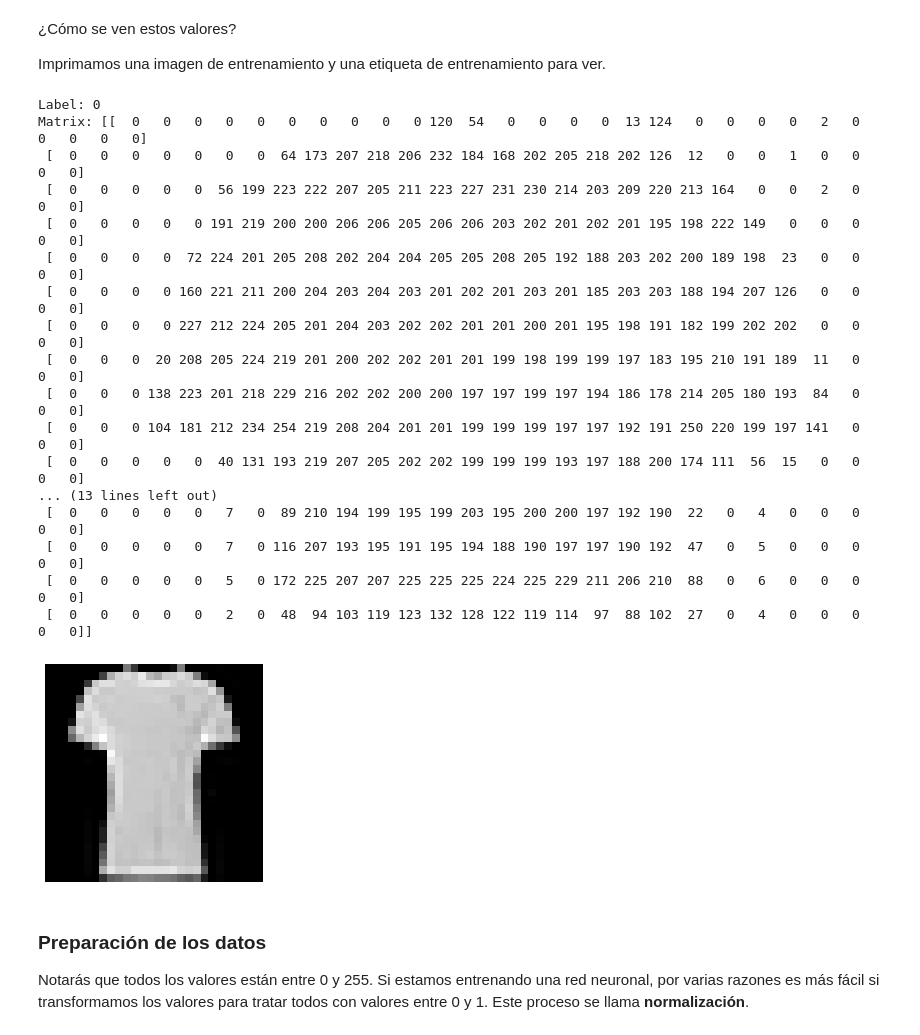
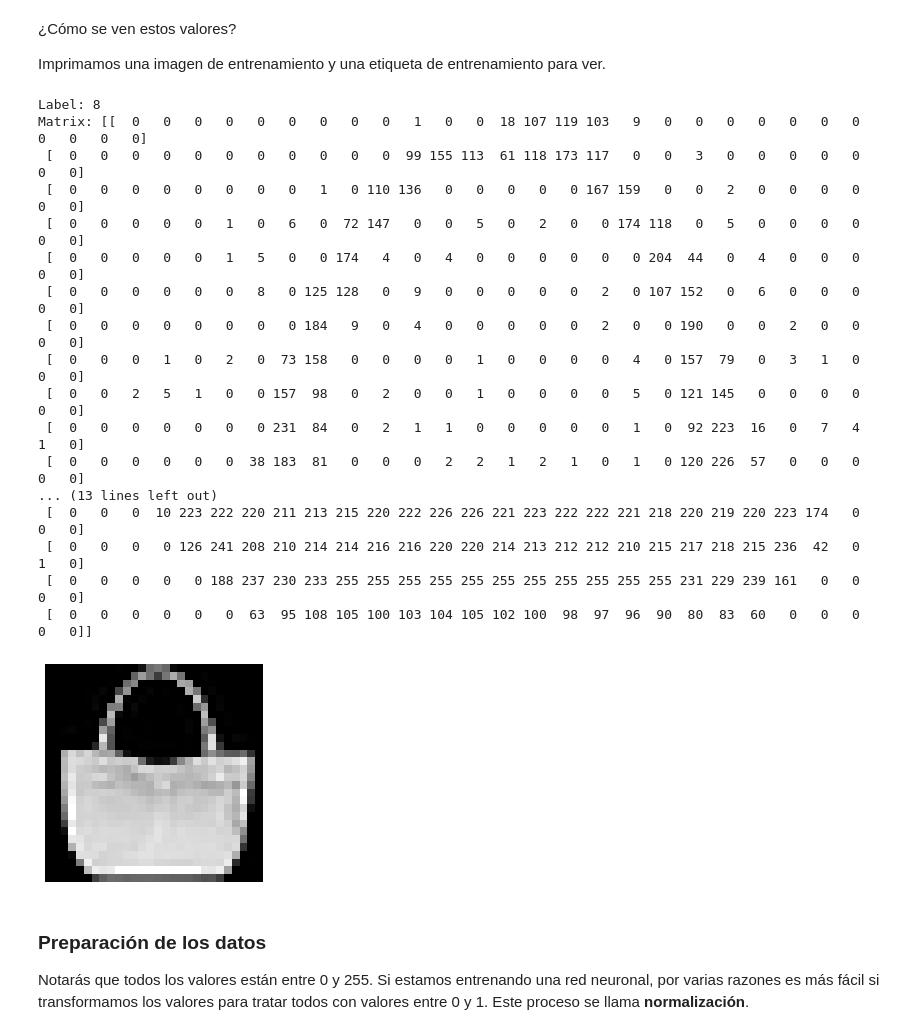
Before and after one commit to mrenchiladas/python-course, a Jupyter notebook: Redes_neuronales_profundas.ipynb, the cells around one changed output. Drawn from its saved outputs; the diff is of its cells as text; code cells hidden in the pictures.

```diff
--- a/Redes_neuronales_profundas.ipynb
+++ b/Redes_neuronales_profundas.ipynb
@@ -55,37 +58,37 @@ Imprimamos una imagen de entrenamiento y una etiqueta de entrenamiento para ver.
 # %%
 import numpy as np
 import matplotlib.pyplot as plt
 np.set_printoptions(linewidth=200)
 
 
 # Set index of image to be seen
-img_index = 5999 # 6000 -1
+img_index = 100 # 6000 -1
 
 # Plot image
 plt.imshow(training_images[img_index], cmap='gray')
 plt.axis(False)
 
 print("Label:", training_labels[img_index])
 print("Matrix:", training_images[img_index])
 # %% [output]
-Label: 0
-Matrix: [[  0   0   0   0   0   0   0   0   0   0 120  54   0   0   0   0  13 124   0   0   0   0   2   0   0   0   0   0]
- [  0   0   0   0   0   0   0  64 173 207 218 206 232 184 168 202 205 218 202 126  12   0   0   1   0   0   0   0]
- [  0   0   0   0   0  56 199 223 222 207 205 211 223 227 231 230 214 203 209 220 213 164   0   0   2   0   0   0]
- [  0   0   0   0   0 191 219 200 200 206 206 205 206 206 203 202 201 202 201 195 198 222 149   0   0   0   0   0]
- [  0   0   0   0  72 224 201 205 208 202 204 204 205 205 208 205 192 188 203 202 200 189 198  23   0   0   0   0]
- [  0   0   0   0 160 221 211 200 204 203 204 203 201 202 201 203 201 185 203 203 188 194 207 126   0   0   0   0]
- [  0   0   0   0 227 212 224 205 201 204 203 202 202 201 201 200 201 195 198 191 182 199 202 202   0   0   0   0]
- [  0   0   0  20 208 205 224 219 201 200 202 202 201 201 199 198 199 199 197 183 195 210 191 189  11   0   0   0]
- [  0   0   0 138 223 201 218 229 216 202 202 200 200 197 197 199 197 194 186 178 214 205 180 193  84   0   0   0]
- [  0   0   0 104 181 212 234 254 219 208 204 201 201 199 199 199 197 197 192 191 250 220 199 197 141   0   0   0]
- [  0   0   0   0   0  40 131 193 219 207 205 202 202 199 199 199 193 197 188 200 174 111  56  15   0   0   0   0]
+Label: 8
+Matrix: [[  0   0   0   0   0   0   0   0   0   1   0   0  18 107 119 103   9   0   0   0   0   0   0   0   0   0   0   0]
+ [  0   0   0   0   0   0   0   0   0   0   0  99 155 113  61 118 173 117   0   0   3   0   0   0   0   0   0   0]
+ [  0   0   0   0   0   0   0   0   1   0 110 136   0   0   0   0   0 167 159   0   0   2   0   0   0   0   0   0]
+ [  0   0   0   0   0   1   0   6   0  72 147   0   0   5   0   2   0   0 174 118   0   5   0   0   0   0   0   0]
+ [  0   0   0   0   0   1   5   0   0 174   4   0   4   0   0   0   0   0   0 204  44   0   4   0   0   0   0   0]
+ [  0   0   0   0   0   0   8   0 125 128   0   9   0   0   0   0   0   2   0 107 152   0   6   0   0   0   0   0]
+ [  0   0   0   0   0   0   0   0 184   9   0   4   0   0   0   0   0   2   0   0 190   0   0   2   0   0   0   0]
+ [  0   0   0   1   0   2   0  73 158   0   0   0   0   1   0   0   0   0   4   0 157  79   0   3   1   0   0   0]
+ [  0   0   2   5   1   0   0 157  98   0   2   0   0   1   0   0   0   0   5   0 121 145   0   0   0   0   0   0]
+ [  0   0   0   0   0   0   0 231  84   0   2   1   1   0   0   0   0   0   1   0  92 223  16   0   7   4   1   0]
+ [  0   0   0   0   0   0  38 183  81   0   0   0   2   2   1   2   1   0   1   0 120 226  57   0   0   0   0   0]
 ... (13 lines left out)
- [  0   0   0   0   0   7   0  89 210 194 199 195 199 203 195 200 200 197 192 190  22   0   4   0   0   0   0   0]
- [  0   0   0   0   0   7   0 116 207 193 195 191 195 194 188 190 197 197 190 192  47   0   5   0   0   0   0   0]
- [  0   0   0   0   0   5   0 172 225 207 207 225 225 225 224 225 229 211 206 210  88   0   6   0   0   0   0   0]
- [  0   0   0   0   0   2   0  48  94 103 119 123 132 128 122 119 114  97  88 102  27   0   4   0   0   0   0   0]]
+ [  0   0   0  10 223 222 220 211 213 215 220 222 226 226 221 223 222 222 221 218 220 219 220 223 174   0   0   0]
+ [  0   0   0   0 126 241 208 210 214 214 216 216 220 220 214 213 212 212 210 215 217 218 215 236  42   0   1   0]
+ [  0   0   0   0   0 188 237 230 233 255 255 255 255 255 255 255 255 255 255 255 231 229 239 161   0   0   0   0]
+ [  0   0   0   0   0   0  63  95 108 105 100 103 104 105 102 100  98  97  96  90  80  83  60   0   0   0   0   0]]
-[figure, old version]
+[figure, new version]
 # %% [markdown]
 ### Preparación de los datos
 
```
Also changed, not shown: parts of 7 cells of this notebook.
